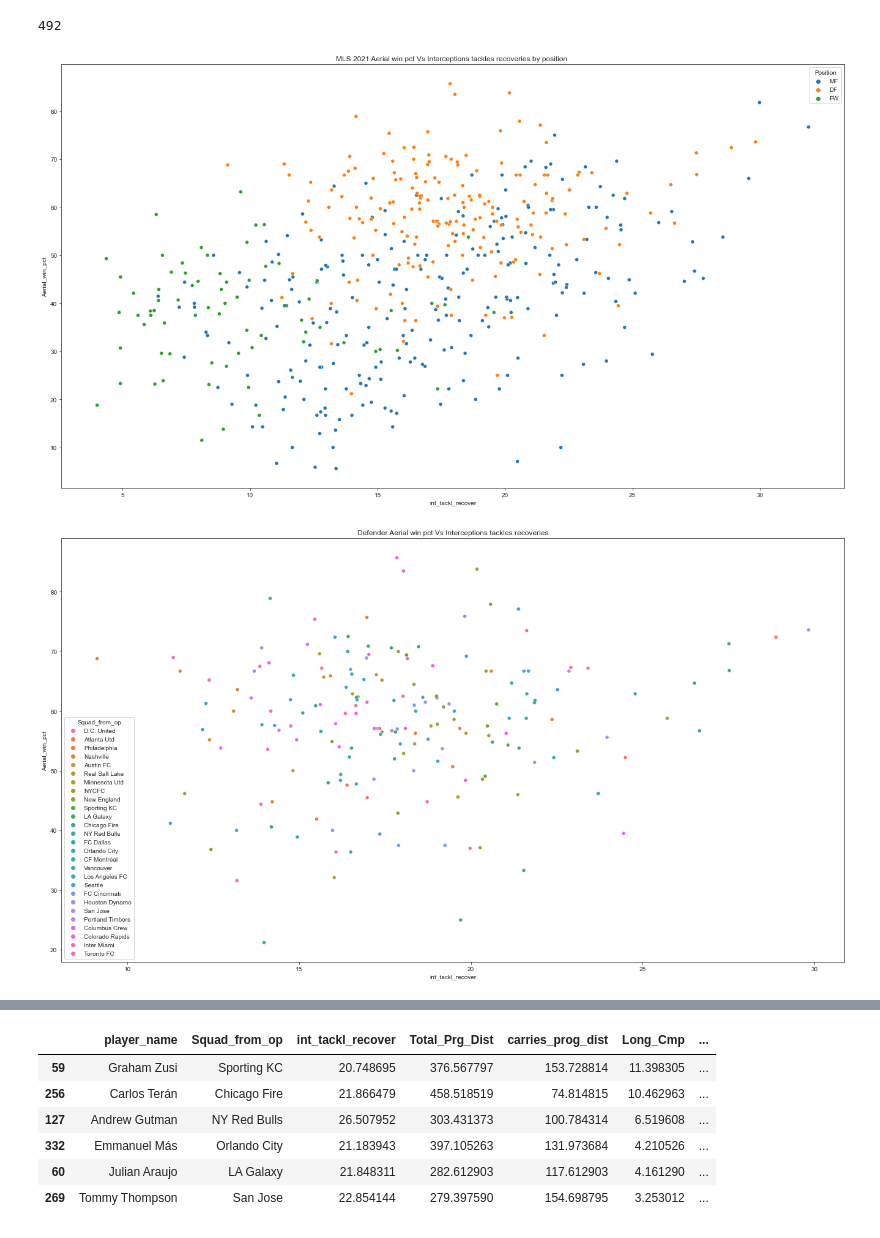
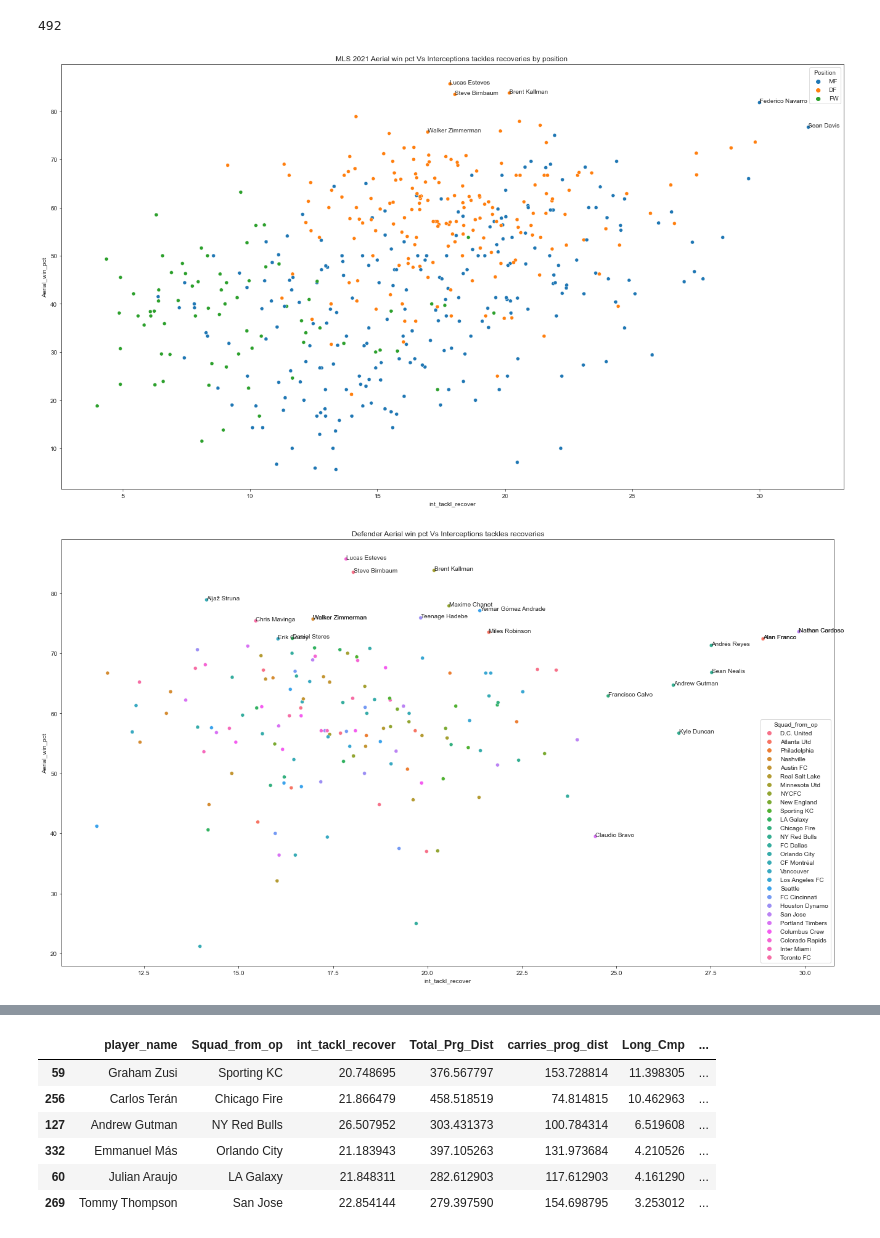
Before and after one commit to misterrustia/MLS_clustering_Captsone, a Jupyter notebook: 2_Exploratory_Data_analysis/Defensive_attribute_viz.ipynb, the cells around one changed output, grey strips where cells are left out. Saved outputs shown, nothing was run; the diff lists cells and outputs as text; code cells hidden in the pictures.

```diff
--- a/2_Exploratory_Data_analysis/Defensive_attribute_viz.ipynb
+++ b/2_Exploratory_Data_analysis/Defensive_attribute_viz.ipynb
@@ -43,31 +21,57 @@ fig.set_size_inches(18.5, 10.5)
 # plt.gca().invert_xaxis()
 # plt.xticks(rotation = 90)
 
+x = graph['int_tackl_recover']
+y = graph['Aerial_win_pct']
+p = graph['player_name']
 
-g = sns.scatterplot(data=graph, x ='int_tackl_recover', y='Aerial_win_pct' ,hue='Position',
+g = sns.scatterplot(data=graph, x =x, y=y ,hue='Position',
                 ax=ax).set(title='MLS 2021 Aerial win pct Vs Interceptions tackles recoveries by position ')
 
+
+for p, x, y in zip(p, x, y):
+    if p == 'Walker Zimmerman':
+        plt.annotate(p, (x, y))
+    if y > 80:
+         plt.annotate(p, (x, y))
+    if x > 30:
+        plt.annotate(p,(x,y))
+
+
 plt.tight_layout()
 # %% [output]
 492
-[figure, old version]
+[figure, new version]
 # %%
 graph = df.loc[(df['int_tackl_recover']<35)&(df['Position']=='DF')&(df['Aerial_win_pct']<100)&
-               (df['Aerial_win_pct']>0)&(df['Nineties']>5)]
+               (df['Aerial_win_pct']>0)&(df['Nineties']>10)]
 
 
 sns.set_style('ticks')
 
 fig, ax = plt.subplots()
 fig.set_size_inches(18.5, 10.5)
 
 # plt.gca().invert_xaxis()
 # plt.xticks(rotation = 90)
 
 
 g = sns.scatterplot(data=graph, x ='int_tackl_recover', y='Aerial_win_pct' ,hue='Squad_from_op',
                 ax=ax).set(title='Defender Aerial win pct Vs Interceptions tackles recoveries')
 
+x = graph['int_tackl_recover']
+y = graph['Aerial_win_pct']
+p = graph['player_name']
+
+
+for p, x, y in zip(p, x, y):
+    if p == 'Walker Zimmerman':
+        plt.annotate(p, (x, y))
+    if y > 72:
+         plt.annotate(p, (x, y))
+    if x > 24:
+        plt.annotate(p,(x,y))
+
 plt.tight_layout()
 # %% [output]
-[figure, old version]
+[figure, new version]
```
Also changed, not shown: parts of 12 cells of this notebook, 3 other files.
